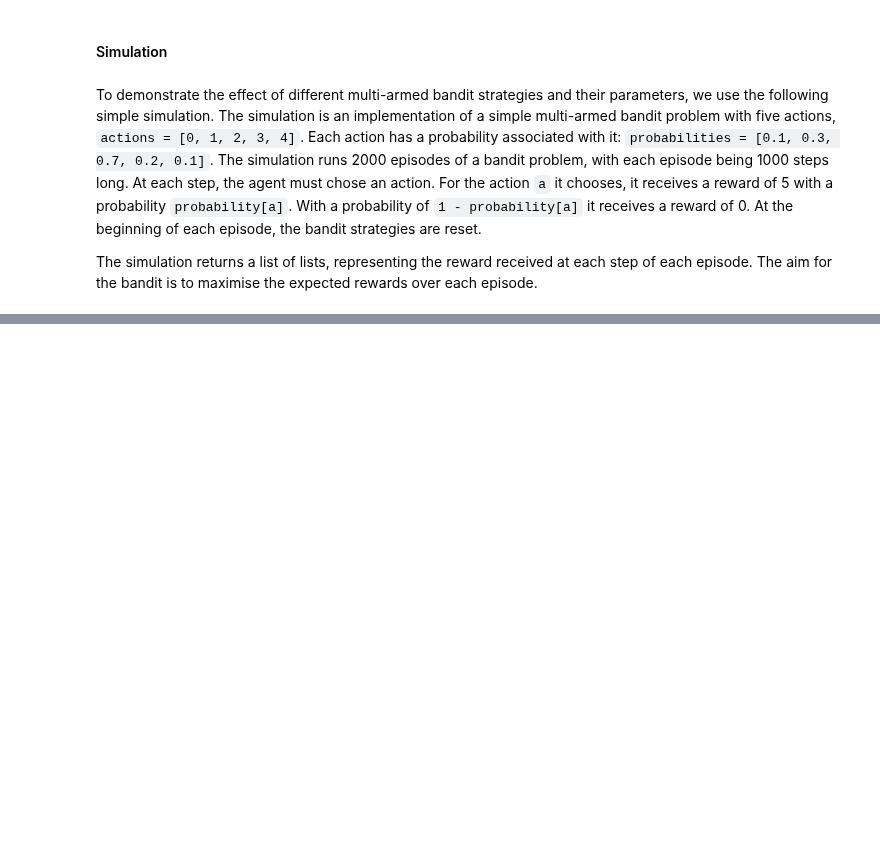
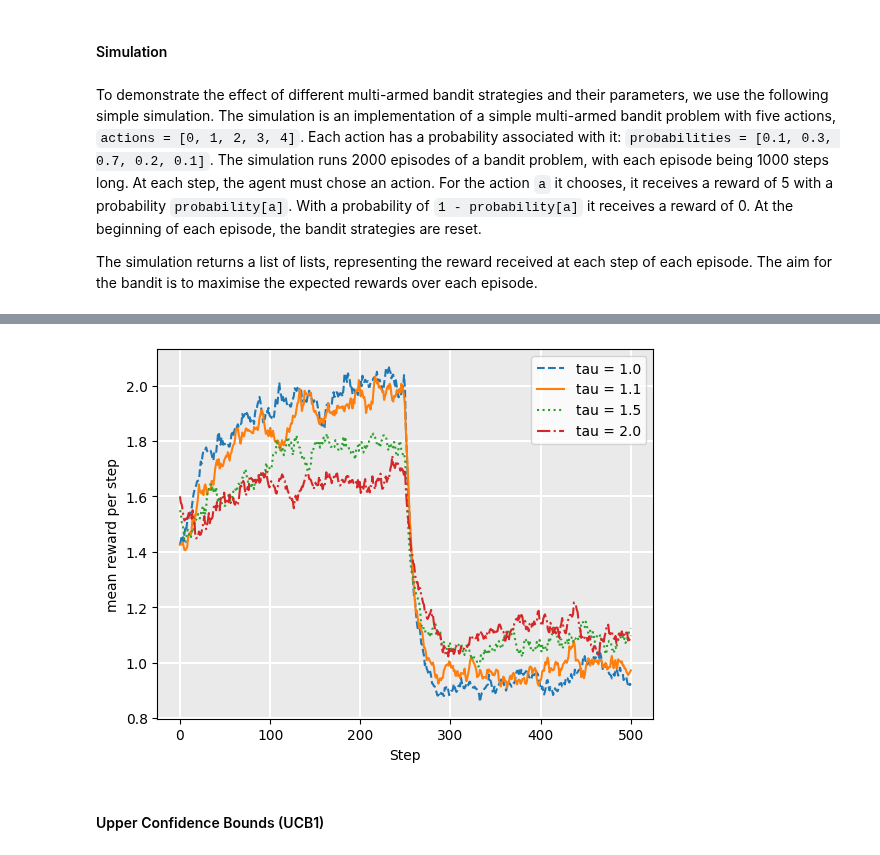
Before and after one commit to yshenbj/rl, a Jupyter notebook: rl_tutorial/multi-armed_bandits.ipynb, the cells around one changed output, grey strips where cells are left out. Cells and saved outputs as stored; diff of their text form; code cells hidden in the pictures; blank space fills up the shorter version.

```diff
--- a/rl_tutorial/multi-armed_bandits.ipynb
+++ b/rl_tutorial/multi-armed_bandits.ipynb
@@ -147,0 +275,6 @@ def run_bandit(bandit, episodes=200, episode_length=500, drift=True):
+# %%
+plot_softmax(drift=True)
+# %% [output]
+[figure, added]
+# %% [markdown]
+#### Upper Confidence Bounds (UCB1)
```
Also changed, not shown: parts of 17 cells of this notebook.
